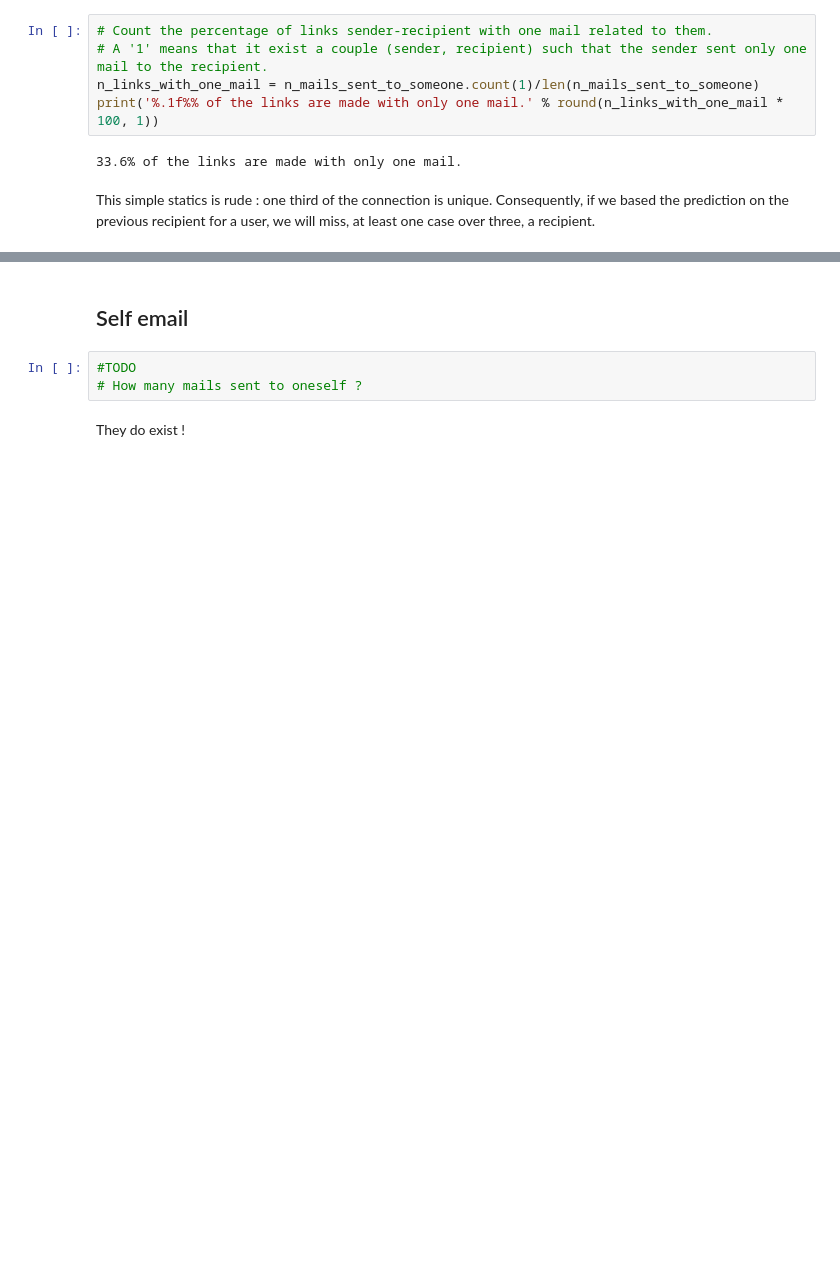
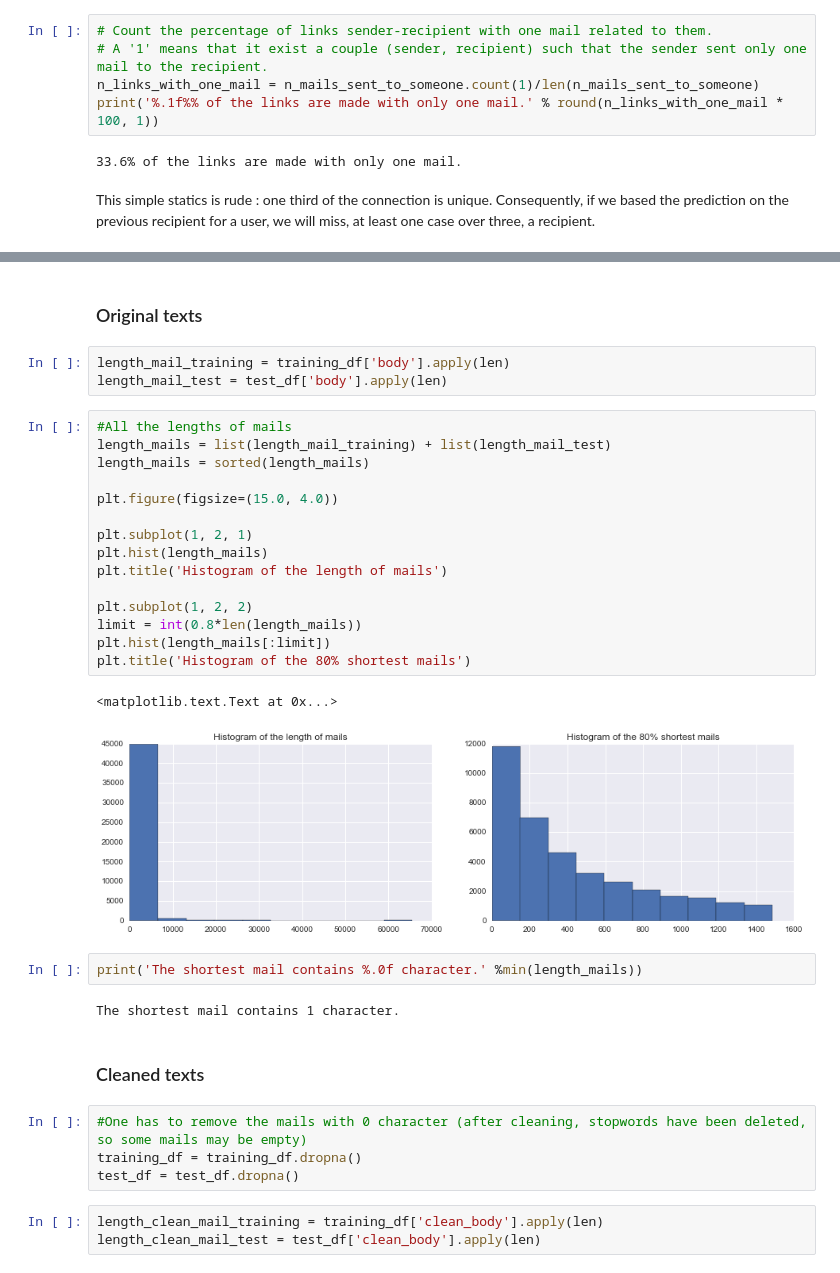
Before and after one commit to Guepardow/Altegrad, a Jupyter notebook: code/2 - Analysis.ipynb, the cells around one changed output, grey strips where cells are left out. Drawn from its saved outputs; the diff is of its cells as text; blank space fills up the shorter version.

```diff
--- a/code/2 - Analysis.ipynb
+++ b/code/2 - Analysis.ipynb
@@ -238,7 +174,36 @@ We notice some dirty dates (year 0001).
-# %% [markdown]
-## Self email
-# %%
-#TODO
-# How many mails sent to oneself ?
-# %% [markdown]
-They do exist !
+# %% [markdown]
+### Original texts
+# %%
+length_mail_training = training_df['body'].apply(len)
+length_mail_test = test_df['body'].apply(len)
+# %%
+#All the lengths of mails
+length_mails = list(length_mail_training) + list(length_mail_test)
+length_mails = sorted(length_mails)
+
+plt.figure(figsize=(15.0, 4.0))
+
+plt.subplot(1, 2, 1)
+plt.hist(length_mails)
+plt.title('Histogram of the length of mails')
+
+plt.subplot(1, 2, 2)
+limit = int(0.8*len(length_mails))
+plt.hist(length_mails[:limit])
+plt.title('Histogram of the 80% shortest mails')
+# %% [output]
+<matplotlib.text.Text at 0x...>
+[figure, added]
+# %%
+print('The shortest mail contains %.0f character.' %min(length_mails))
+# %% [output]
+The shortest mail contains 1 character.
+# %% [markdown]
+### Cleaned texts
+# %%
+#One has to remove the mails with 0 character (after cleaning, stopwords have been deleted, so some mails may be empty)
+training_df = training_df.dropna()
+test_df = test_df.dropna()
+# %%
+length_clean_mail_training = training_df['clean_body'].apply(len)
+length_clean_mail_test = test_df['clean_body'].apply(len)
```
Also changed, not shown: parts of 13 cells of this notebook, 2 other files.
